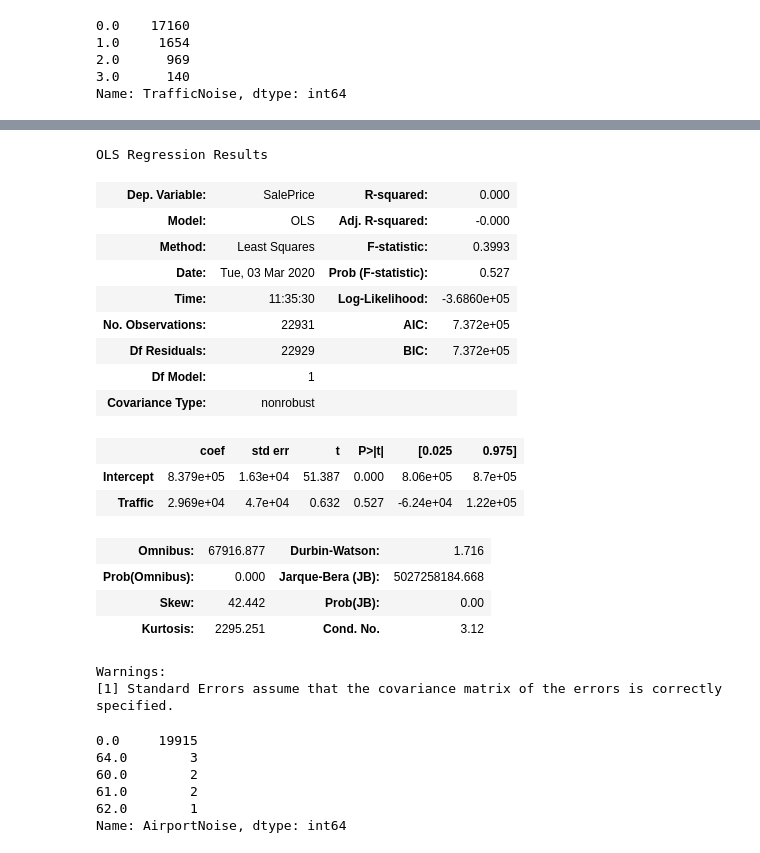
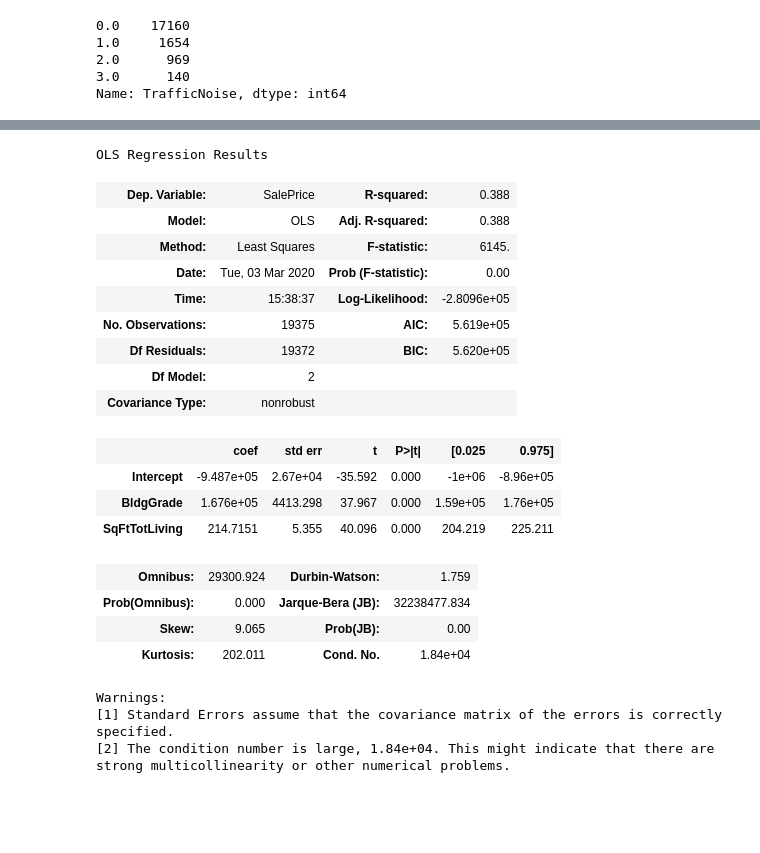
Before and after one commit to hmdev649/mod2-project, a Jupyter notebook: Exploratory Notebooks/Mihir Bhagat.ipynb, the cells around one changed output, grey strips where cells are left out. Cells and saved outputs as stored; diff of their text form; code cells hidden in the pictures; blank space fills up the shorter version.

```diff
--- a/Exploratory Notebooks/Mihir Bhagat.ipynb
+++ b/Exploratory Notebooks/Mihir Bhagat.ipynb
@@ -256,0 +397,32 @@ fsm.summary()
+# %%
+#Query for Waterfront
+
+qwater = ("""
+SELECT SalePrice,
+CASE
+    WHEN WfntLocation > 0 THEN 1
+    ELSE 0
+END as waterfront
+FROM final_df
+""")
+wfnt_df = ps.sqldf(qwater)
+# %%
+#Add Any Waterfront to final_df
+
+final_df['Any_Waterfront'] = wfnt_df['waterfront']
+# %%
+#Query for Porch
+
+qporch = ("""
+SELECT SalePrice,
+CASE
+    WHEN SqFtOpenPorch > 0 OR SqFtEnclosedPorch > 0 OR SqFtDeck > 0 THEN 1
+    ELSE 0
+END AS has_porch
+FROM final_df
+""")
+porch_df = ps.sqldf(qporch)
+# %%
+#Add Any Porch to final_df
+
+final_df['Any_Porch'] = porch_df['has_porch']
@@ -257,33 +555,27 @@ fsm.summary()
 # %%
-fsm_df_2 = final_df[["SalePrice", "Traffic"]].copy()
-fsm_2 = ols(formula="SalePrice ~ Traffic", data=fsm_df_2).fit()
-fsm_2.summary()
+df_year = final_df[["SalePrice", "BldgGrade", "SqFtTotLiving"]].copy()
+model_year = ols(formula="SalePrice ~ BldgGrade + SqFtTotLiving", data=df_year).fit()
+model_year.summary()
 # %% [output]
 OLS Regression Results
-| Dep. Variable: | SalePrice | R-squared: | 0.000 |
-| Model: | OLS | Adj. R-squared: | -0.000 |
-| Method: | Least Squares | F-statistic: | 0.3993 |
-| Date: | Tue, 03 Mar 2020 | Prob (F-statistic): | 0.527 |
-| Time: | 11:35:30 | Log-Likelihood: | -3.6860e+05 |
-| No. Observations: | 22931 | AIC: | 7.372e+05 |
-| Df Residuals: | 22929 | BIC: | 7.372e+05 |
-| Df Model: | 1 |  |  |
+| Dep. Variable: | SalePrice | R-squared: | 0.388 |
+| Model: | OLS | Adj. R-squared: | 0.388 |
+| Method: | Least Squares | F-statistic: | 6145. |
+| Date: | Tue, 03 Mar 2020 | Prob (F-statistic): | 0.00 |
+| Time: | 15:38:37 | Log-Likelihood: | -2.8096e+05 |
+| No. Observations: | 19375 | AIC: | 5.619e+05 |
+| Df Residuals: | 19372 | BIC: | 5.620e+05 |
+| Df Model: | 2 |  |  |
 | Covariance Type: | nonrobust |  |  |
 |  | coef | std err | t | P>|t| | [0.025 | 0.975] |
-| Intercept | 8.379e+05 | 1.63e+04 | 51.387 | 0.000 | 8.06e+05 | 8.7e+05 |
-| Traffic | 2.969e+04 | 4.7e+04 | 0.632 | 0.527 | -6.24e+04 | 1.22e+05 |
+| Intercept | -9.487e+05 | 2.67e+04 | -35.592 | 0.000 | -1e+06 | -8.96e+05 |
+| BldgGrade | 1.676e+05 | 4413.298 | 37.967 | 0.000 | 1.59e+05 | 1.76e+05 |
+| SqFtTotLiving | 214.7151 | 5.355 | 40.096 | 0.000 | 204.219 | 225.211 |
-| Omnibus: | 67916.877 | Durbin-Watson: | 1.716 |
-| Prob(Omnibus): | 0.000 | Jarque-Bera (JB): | 5027258184.668 |
-| Skew: | 42.442 | Prob(JB): | 0.00 |
-| Kurtosis: | 2295.251 | Cond. No. | 3.12 |
+| Omnibus: | 29300.924 | Durbin-Watson: | 1.759 |
+| Prob(Omnibus): | 0.000 | Jarque-Bera (JB): | 32238477.834 |
+| Skew: | 9.065 | Prob(JB): | 0.00 |
+| Kurtosis: | 202.011 | Cond. No. | 1.84e+04 |
 Warnings:
 [1] Standard Errors assume that the covariance matrix of the errors is correctly specified.
+[2] The condition number is large, 1.84e+04. This might indicate that there are
+strong multicollinearity or other numerical problems.
-# %%
-final_df['AirportNoise'].value_counts()
-# %% [output]
-0.0     19915
-64.0        3
-60.0        2
-61.0        2
-62.0        1
-Name: AirportNoise, dtype: int64
```
Also changed, not shown: parts of 30 cells of this notebook, 1 other file.
